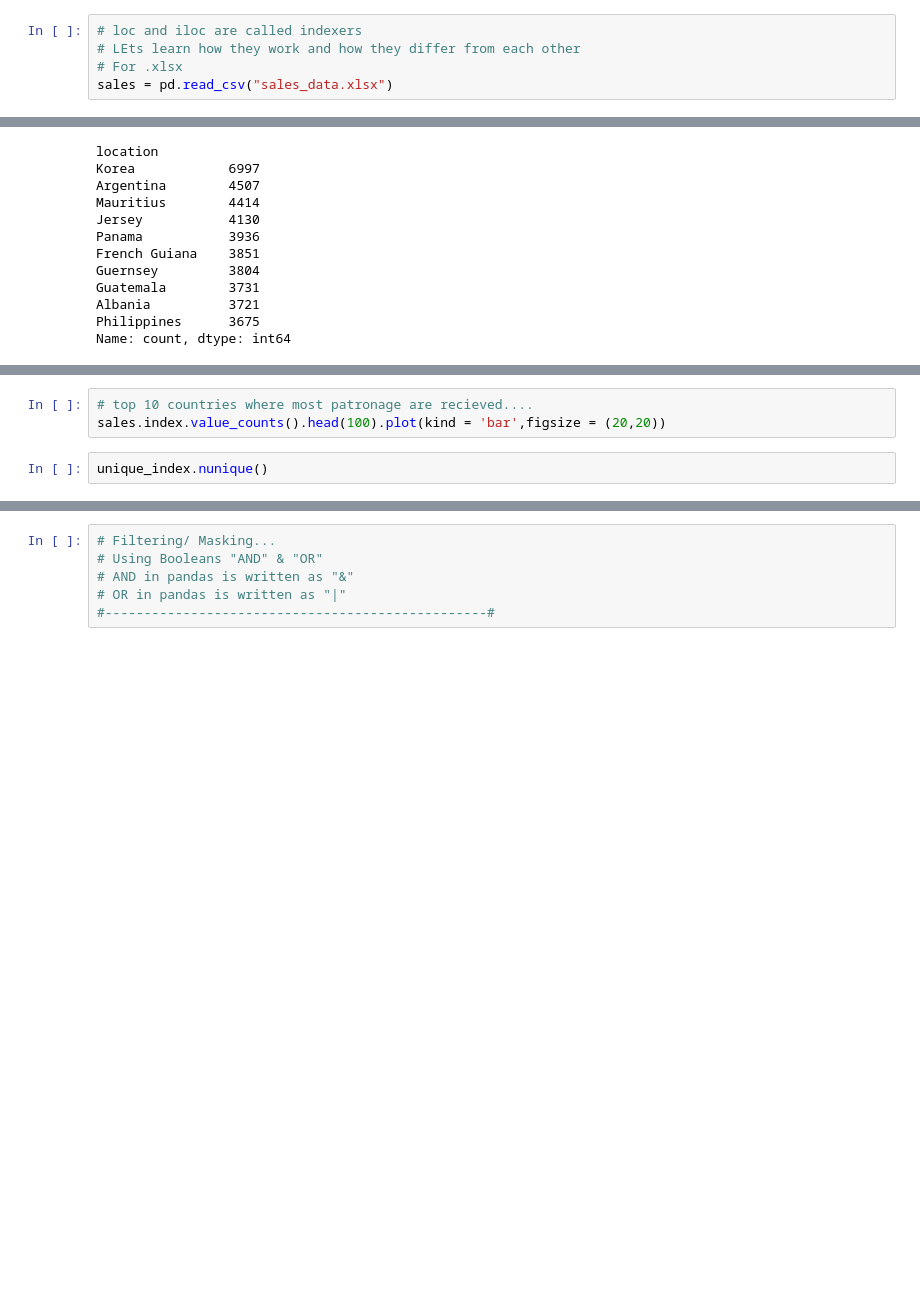
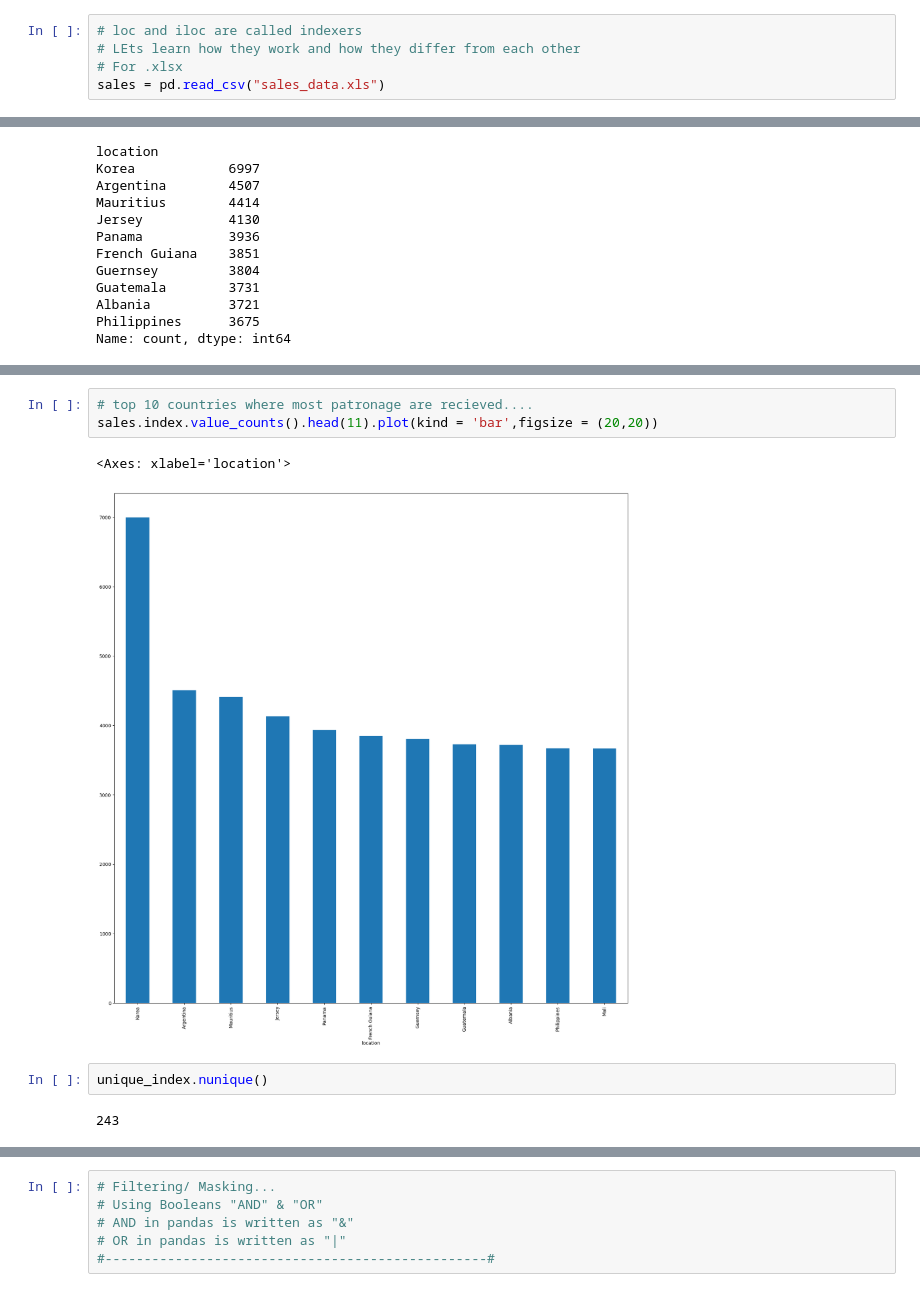
Before and after one commit to Olasquare043/Pandas_101, a Jupyter notebook: Pandas_101.ipynb, the cells around one changed output, grey strips where cells are left out. Cells and saved outputs as stored; diff of their text form; blank space fills up the shorter version.

```diff
--- a/Pandas_101.ipynb
+++ b/Pandas_101.ipynb
@@ -5,7 +5,7 @@ import os
 # loc and iloc are called indexers
 # LEts learn how they work and how they differ from each other
 # For .xlsx
-sales = pd.read_csv("sales_data.xlsx")
+sales = pd.read_csv("sales_data.xls")
 # %% [markdown]
 ## Exploratory Data Analysis
 * We would be doing something exciting with this dataset, We do not have any particular objective...
@@ -112,7 +221,12 @@ sales.index.value_counts().head(10).plot(kind = 'bar')
 # %%
 # top 10 countries where most patronage are recieved....
-sales.index.value_counts().head(100).plot(kind = 'bar',figsize = (20,20))
+sales.index.value_counts().head(11).plot(kind = 'bar',figsize = (20,20))
+# %% [output]
+<Axes: xlabel='location'>
+[figure, added]
 # %%
 unique_index.nunique()
+# %% [output]
+243
 # %%
 sales.columns
```
Also changed, not shown: parts of 141 cells of this notebook, 2 other files.
